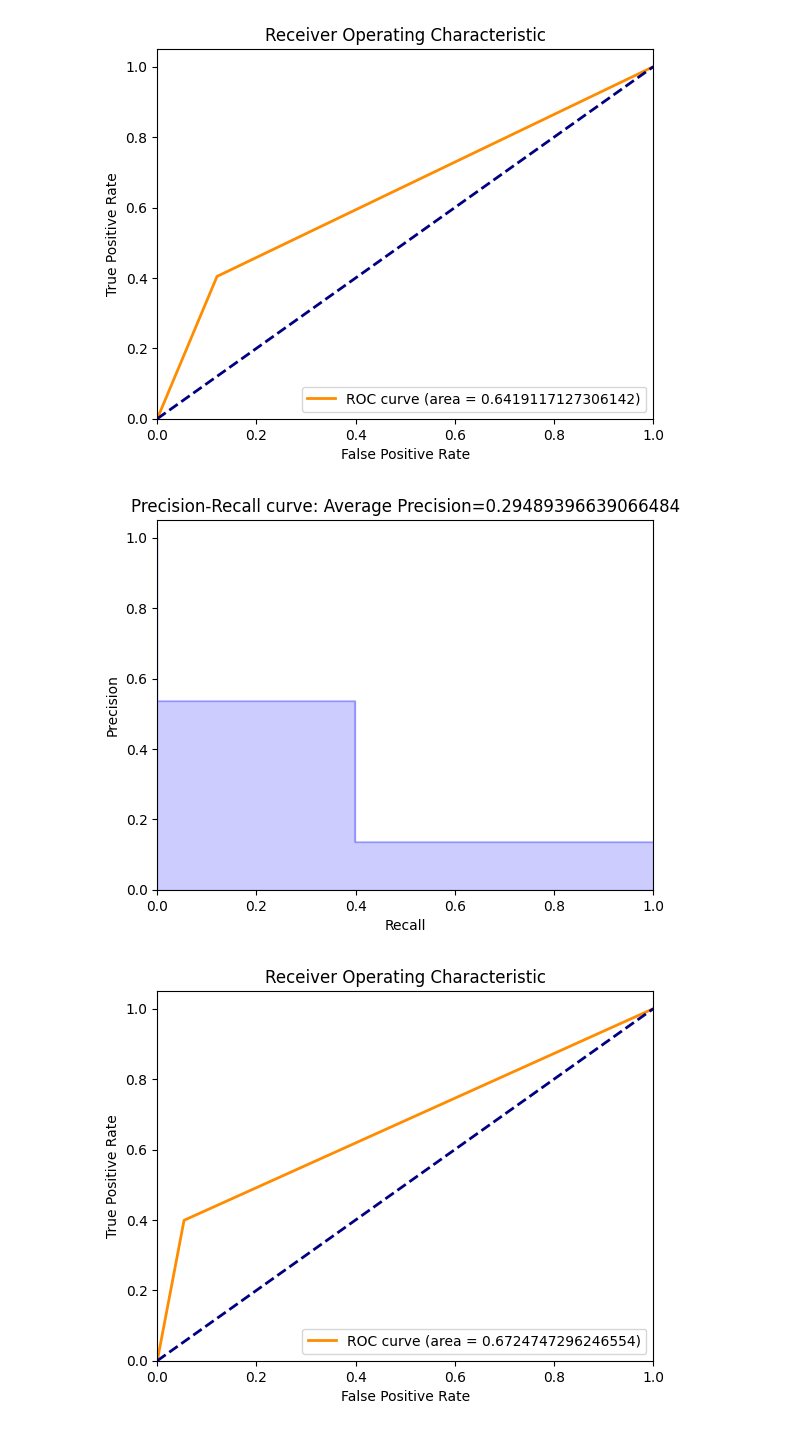
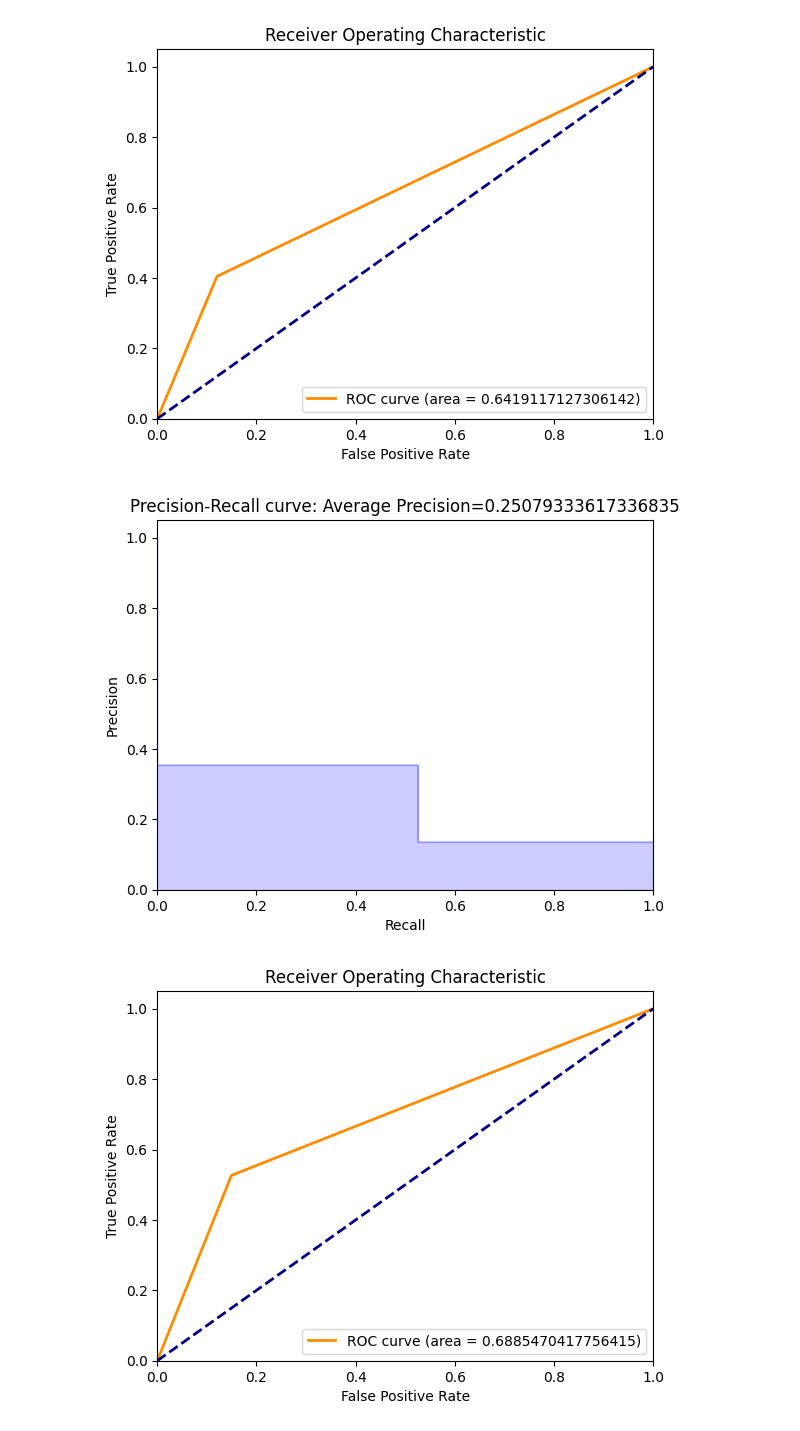
Before and after one commit to krisrjensen/csc730, a Jupyter notebook: assignment 7/csc730_assignment_7_KJ.ipynb, the cells around one changed output. Cells and saved outputs as stored; diff of their text form; code cells hidden in the pictures.

Commit message:
continuing to debug isolation forest

```diff
--- a/assignment 7/csc730_assignment_7_KJ.ipynb
+++ b/assignment 7/csc730_assignment_7_KJ.ipynb
@@ -176,9 +176,9 @@ class isolation_forest:
 
 class isolation_tree_node:
     def __init__(self, **kwargs):
-        # depth, size, left, right, split_attribute (q), split_value (p)
+        # height, size, left, right, split_attribute (q), split_value (p)
         self.depth = None
-        if 'depth' in kwargs:
+        if 'height' in kwargs:
             self.depth = kwargs['depth']
 
         if self.depth == None:
@@ -482,6 +488,6 @@ class isolation_forest:
 # %%
 
-my_iforest = isolation_forest( n_estimators=1000, max_samples=400, max_depth=100, min_samples_split=2, contamination=0.1)
+my_iforest = isolation_forest( n_estimators=1000, max_samples=400, max_height=100, min_samples_split=1, contamination=0.2)
 my_iforest.fit(X_train)
 #print(f'Sklearn Isolation Forest created with {len(sm_iforest.estimators_)} trees')
 
@@ -494,32 +500,32 @@ y_score = my_iforest.predict(X_test)
 
 precision, recall, _ = precision_recall_curve(y_test, y_score)
 average_precision = average_precision_score(y_test, y_score)
 plt.figure()
 plt.step(recall, precision, color='b', alpha=0.2, where='post')
 plt.fill_between(recall, precision, step='post', alpha=0.2, color='b')
 plt.xlabel('Recall')
 plt.ylabel('Precision')
 plt.ylim([0.0, 1.05])
 plt.xlim([0.0, 1.0])
 plt.title(f'Precision-Recall curve: Average Precision={average_precision}')
 plt.show()
 
 #generate ROC curve for the isolation forest
 from sklearn.metrics import roc_curve
 from sklearn.metrics import roc_auc_score
 
 fpr, tpr, _ = roc_curve(y_test, y_score)
 roc_auc = roc_auc_score(y_test, y_score)
 plt.figure()
 plt.plot(fpr, tpr, color='darkorange', lw=2, label=f'ROC curve (area = {roc_auc})')
 plt.plot([0, 1], [0, 1], color='navy', lw=2, linestyle='--')
 plt.xlim([0.0, 1.0])
 plt.ylim([0.0, 1.05])
 plt.xlabel('False Positive Rate')
 plt.ylabel('True Positive Rate')
 plt.title('Receiver Operating Characteristic')
 plt.legend(loc='lower right')
 plt.show()
 # %% [output]
-[figure, old version]
+[figure, new version]
-[figure, old version]
+[figure, new version]
```
Also changed, not shown: parts of 1 cell of this notebook.
